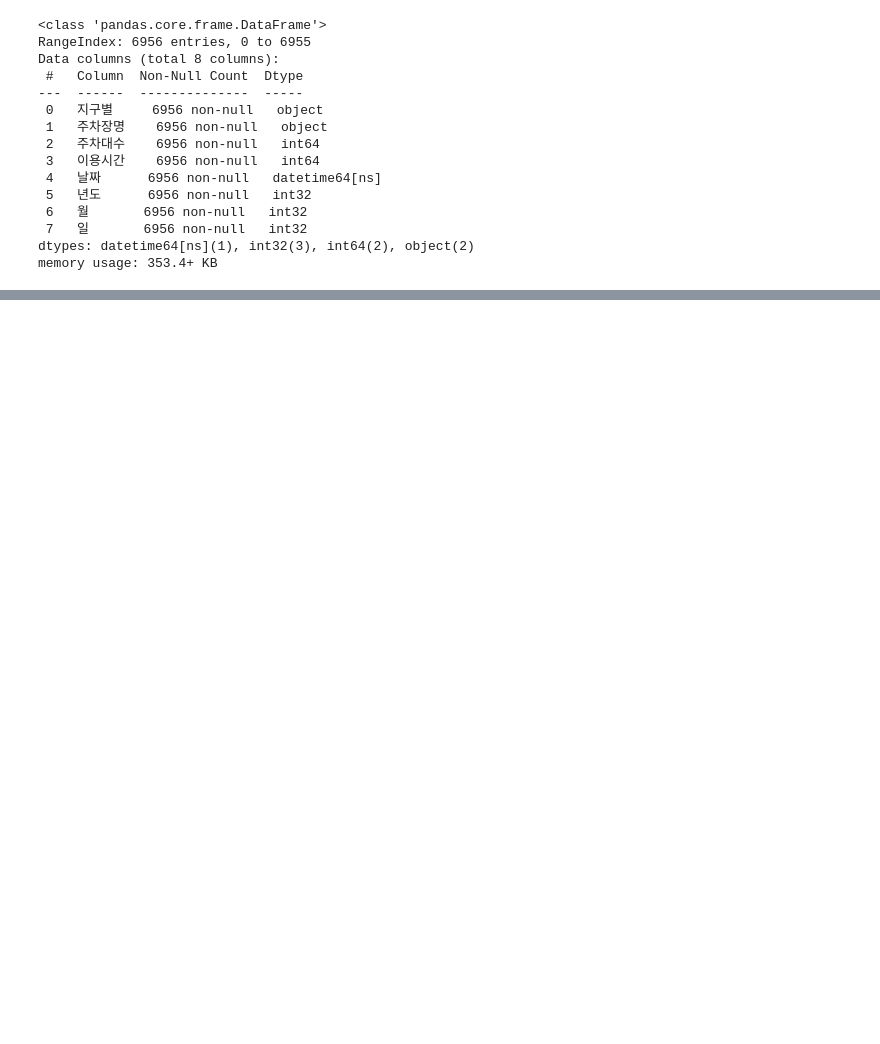
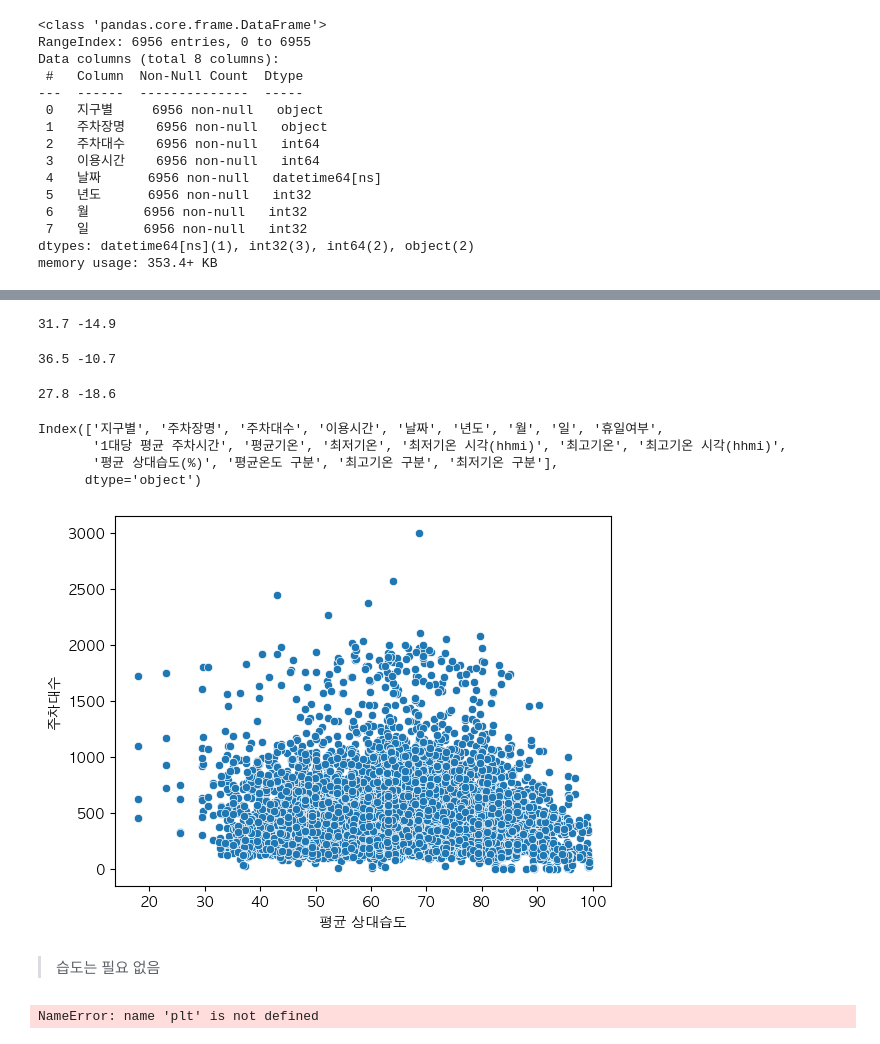
Before and after one commit to terryhyuk/HanGang_Mate, a Jupyter notebook: Python/DataAnalysis/seob/뚝섬2회차..ipynb, the cells around one changed output, grey strips where cells are left out. Saved outputs shown, nothing was run; the diff lists cells and outputs as text; code cells hidden in the pictures; blank space fills up the shorter version.

```diff
--- a/Python/DataAnalysis/seob/뚝섬2회차..ipynb
+++ b/Python/DataAnalysis/seob/뚝섬2회차..ipynb
@@ -196,0 +408,4 @@ plt.show()
+# %%
+# 얻은 정보로 결측치 대치
+df_weather['최저기온'].fillna(24, inplace=True)
+df_weather['최저기온 시각(hhmi)'].fillna(1300.0, inplace=True)
@@ -196,0 +432,67 @@ plt.show()
+# %%
+# 평균기온 범주화
+temp_min = df_weather['평균기온'].min()
+temp_max = df_weather['평균기온'].max()
+
+print(temp_max, temp_min)
+bins=np.arange(np.floor(temp_min), np.ceil(temp_max) + 5, 5)
+
+df_weather['평균온도 구분'] = pd.cut(df_weather['평균기온'], bins=bins,labels =[-15,-10,-5,0,5,10,15,20,25,30],include_lowest=True)
+# %% [output]
+31.7 -14.9
+# %%
+temp_min = df_weather['최고기온'].min()
+temp_max = df_weather['최고기온'].max()
+
+print(temp_max, temp_min)
+bins=np.arange(np.floor(temp_min), np.ceil(temp_max) + 5, 5)
+
+df_weather['최고기온 구분'] = pd.cut(df_weather['최고기온'], bins=bins,labels =[-11,-6,-1,4,9,14,19,24,29,34],include_lowest=True)
+# %% [output]
+36.5 -10.7
+# %%
+temp_min = df_weather['최저기온'].min()
+temp_max = df_weather['최저기온'].max()
+
+print(temp_max, temp_min)
+bins=np.arange(np.floor(temp_min), np.ceil(temp_max) + 5, 5)
+bins
+df_weather['최저기온 구분'] = pd.cut(df_weather['최저기온'], bins=bins,labels =[-19,-14,-9,-4,1,6,11,16,21,26],include_lowest=True)
+# %% [output]
+27.8 -18.6
+# %%
+df_weather.columns
+# %% [output]
+Index(['지구별', '주차장명', '주차대수', '이용시간', '날짜', '년도', '월', '일', '휴일여부',
+       '1대당 평균 주차시간', '평균기온', '최저기온', '최저기온 시각(hhmi)', '최고기온', '최고기온 시각(hhmi)',
+       '평균 상대습도(%)', '평균온도 구분', '최고기온 구분', '최저기온 구분'],
+      dtype='object')
+# %%
+sns.scatterplot(
+    x='평균 상대습도(%)',
+    y='주차대수',
+    # hue='휴일여부',
+    data=df_weather
+)
+plt.ylabel('주차대수')
+plt.xlabel('평균 상대습도')
+
+plt.show()
+# %% [output]
+[figure, added]
+# %% [markdown]
+> 습도는 필요 없음
+# %%
+plt.figure(figsize=(20,20))
+sns.swarmplot(
+    x='월',
+    y='주차대수',
+    data=df_weather,
+)
+
+plt.ylabel('주차대수')
+plt.xlabel('월')
+
+plt.show()
+# %% [output]
+NameError: name 'plt' is not defined
```
Also changed, not shown: parts of 102 cells of this notebook, 5 other files.
